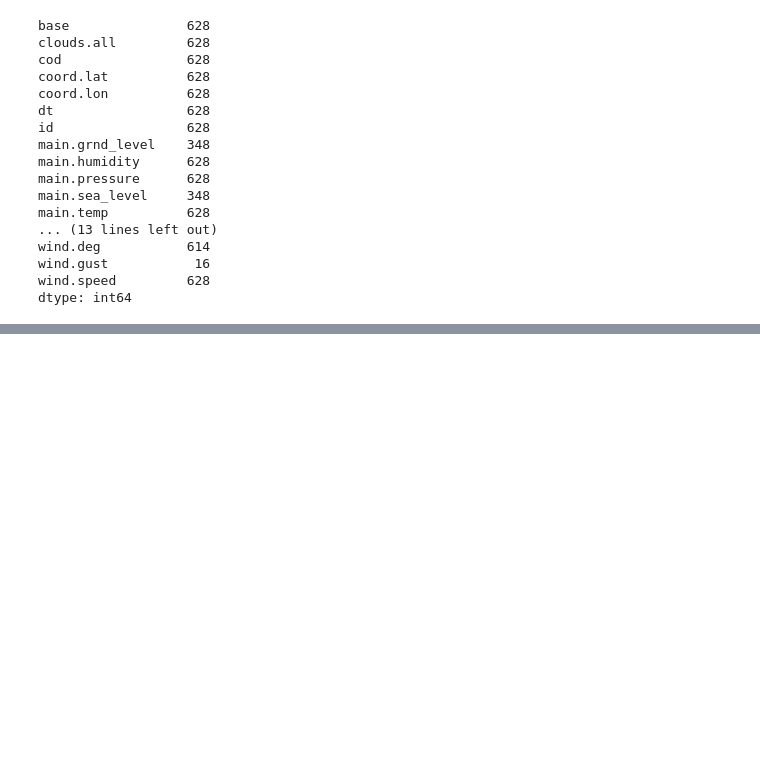
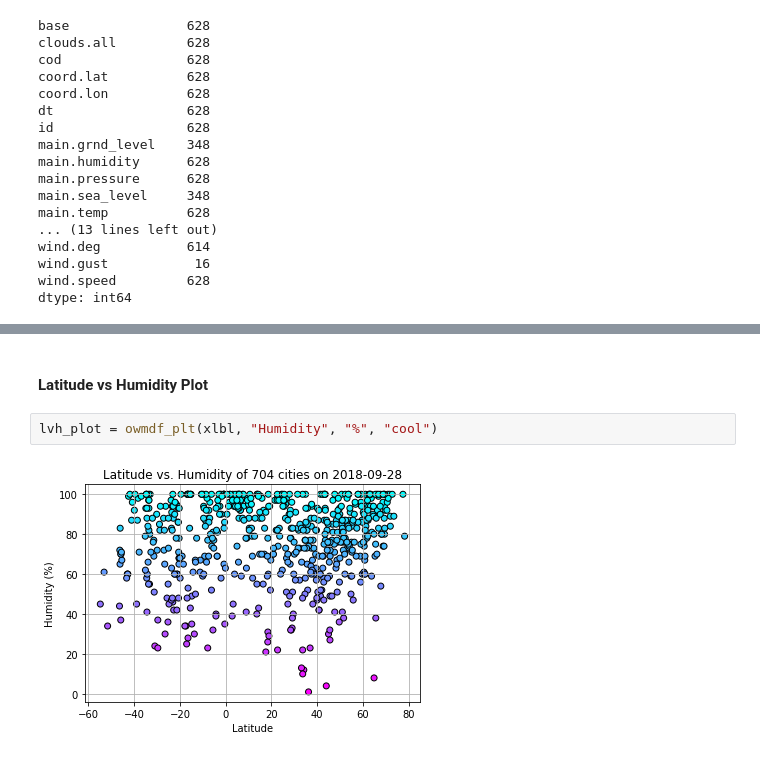
Before and after one commit to kychien/Weather_LatLng_Ana, a Jupyter notebook: Lat_Weather.ipynb, the cells around one changed output, grey strips where cells are left out. Drawn from its saved outputs; the diff is of its cells as text; blank space fills up the shorter version.

```diff
--- a/Lat_Weather.ipynb
+++ b/Lat_Weather.ipynb
@@ -279,0 +326,6 @@ df_cleaned_weather.to_csv(savefile)
+# %% [markdown]
+#### Latitude vs Humidity Plot
+# %%
+lvh_plot = owmdf_plt(xlbl, "Humidity", "%", "cool")
+# %% [output]
+[figure, added]
```
Also changed, not shown: parts of 11 cells of this notebook, 7 other files.
